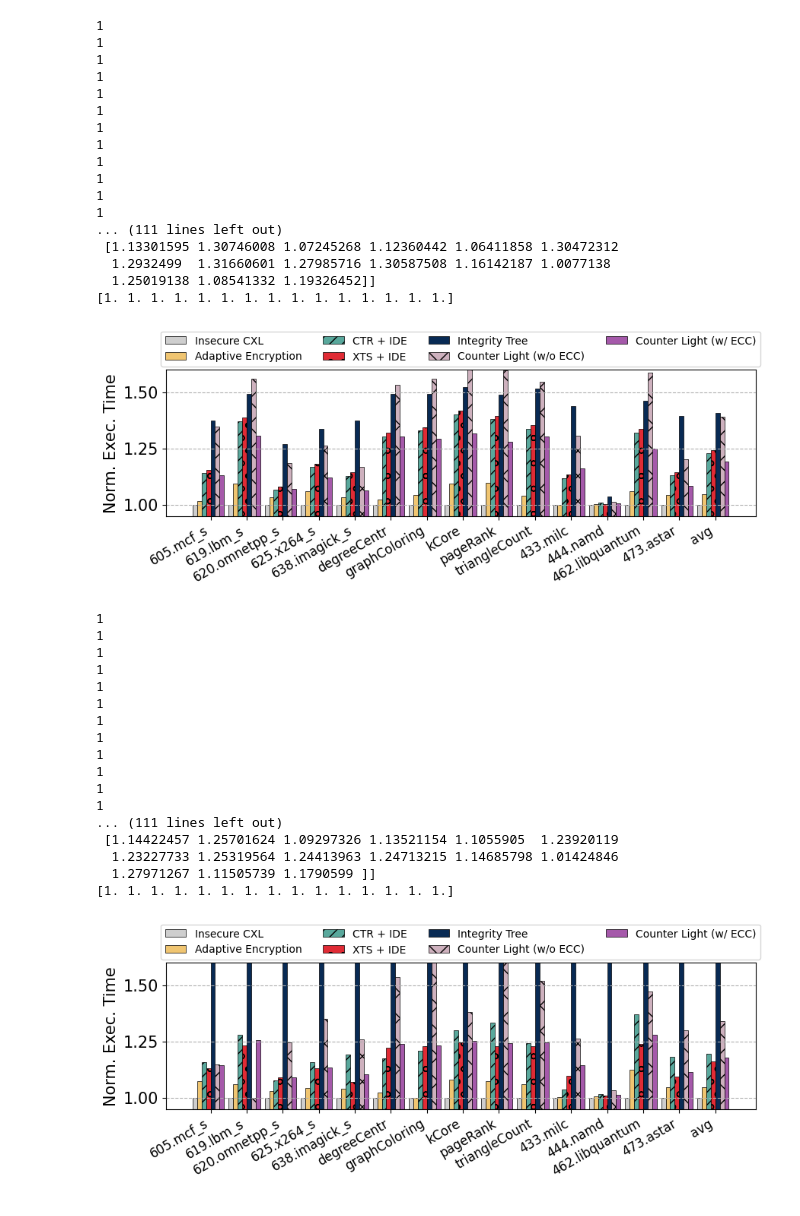
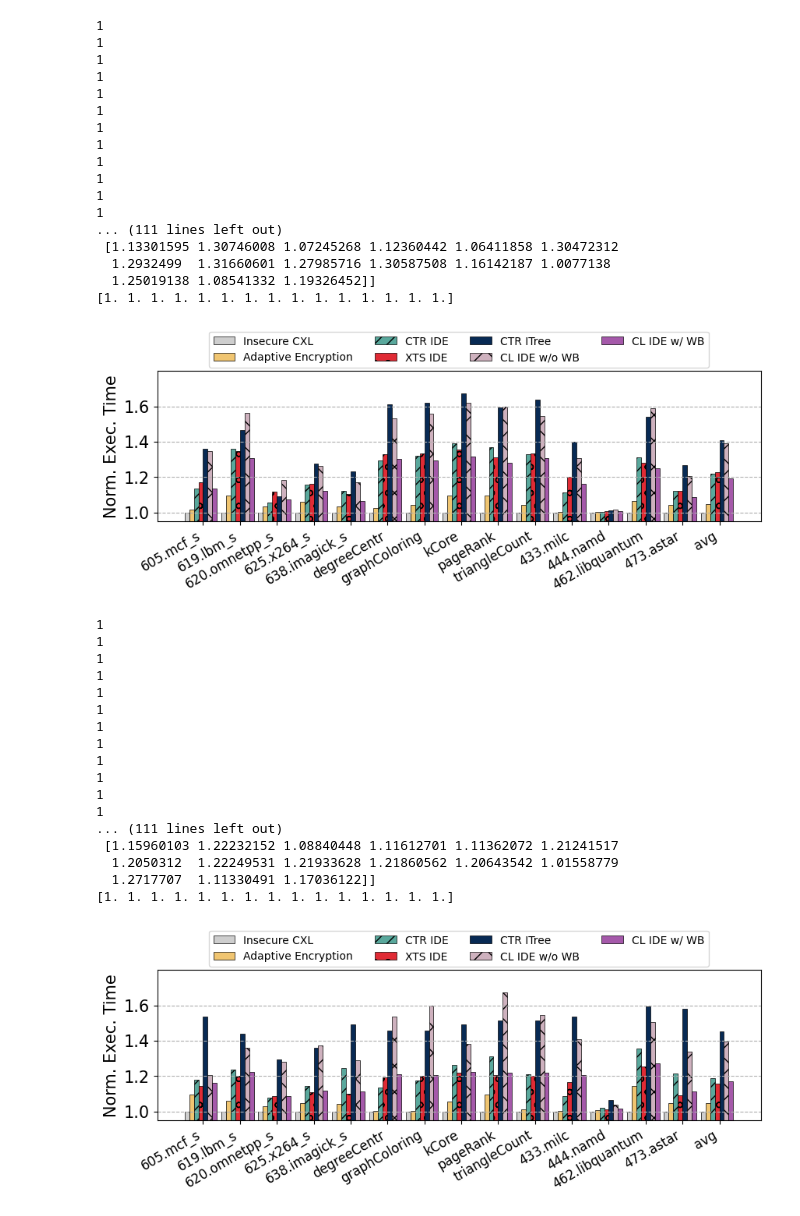
Before and after one commit to LichK9/fig_script, a Jupyter notebook: bench/bench.ipynb, the cells around one changed output. Drawn from its saved outputs; the diff is of its cells as text; code cells hidden in the pictures.

```diff
--- a/bench/bench.ipynb
+++ b/bench/bench.ipynb
@@ -43,12 +43,11 @@ print(b1[0])
 off = 7 / 2
 plt.bar(x + width*(j() - off), b1[i()], width, label='Insecure CXL ', color='#cecece',edgecolor='black', linewidth=0.5, align='center')
 plt.bar(x + width*(j() - off), b1[i()], width, label='Adaptive Encryption',color='#f0c571', edgecolor='black', linewidth=0.5, align='center')
-plt.bar(x + width*(j() - off), b1[i()], width, label='CTR + IDE', color='#59a89c',  hatch="//" , edgecolor='black', linewidth=0.5, align='center')
-plt.bar(x + width*(j() - off), b1[i()], width, label='XTS + IDE', color='#e02b35', hatch="o",edgecolor='black', linewidth=0.5, align='center')
-plt.bar(x + width*(j() - off), b1[i()], width, label='Integrity Tree ', color='#082a54', edgecolor='black', linewidth=0.5, align='center')
-plt.bar(x + width*(j() - off), b1[i()], width, label='Counter Light (w/o ECC)',  color='#CEB1BE', hatch="x", edgecolor='black', linewidth=0.5, align='center' )
-plt.bar(x + width*(j() - off), b1[i()], width, label='Counter Light (w/ ECC)', color='#a559aa', edgecolor='black', linewidth=0.5, align='center')
-
+plt.bar(x + width*(j() - off), b1[i()], width, label='CTR IDE', color='#59a89c',  hatch="//" , edgecolor='black', linewidth=0.5, align='center')
+plt.bar(x + width*(j() - off), b1[i()], width, label='XTS IDE', color='#e02b35', hatch="o",edgecolor='black', linewidth=0.5, align='center')
+plt.bar(x + width*(j() - off), b1[i()], width, label='CTR ITree ', color='#082a54', edgecolor='black', linewidth=0.5, align='center')
+plt.bar(x + width*(j() - off), b1[i()], width, label='CL IDE w/o WB',  color='#CEB1BE', hatch="x", edgecolor='black', linewidth=0.5, align='center' )
+plt.bar(x + width*(j() - off), b1[i()], width, label='CL IDE w/ WB', color='#a559aa', edgecolor='black', linewidth=0.5, align='center')
 # plt.bar(x + width*(j() - off), b1[i()], width, label='Counter Light (w/ ECC)', color='#CEB1BE', edgecolor='black', linewidth=0.5, align='center')
 
 #5F634F
@@ -56,12 +55,12 @@ plt.bar(x + width*(j() - off), b1[i()], width, label='Counter Light (w/ ECC)', c
 plt.grid(axis='y',linestyle='--')
 plt.xticks(x,xclicks, fontsize=12, rotation=30,ha='right', va='top')
 #plt.ylim(0,180000)
-plt.ylim(0.95,  1.6)
-plt.yticks([1.0,1.25,1.5],fontsize=15)
+plt.ylim(0.95,  1.8)
+plt.yticks([1.0,1.2,1.4,1.6],fontsize=15)
 #plt.xlabel(xlabels,fontsize=15)
 plt.ylabel(ylabels,fontsize=15)
 plt.legend(loc='upper center', ncol=4, bbox_to_anchor=(0.50, 1.30), fontsize=10)
-plt.savefig('bench.pdf',bbox_inches = 'tight')
+plt.savefig('bench-1core.pdf',bbox_inches = 'tight')
 plt.show()
 # %% [output]
 1
@@ -81,7 +80,7 @@ plt.show()
   1.2932499  1.31660601 1.27985716 1.30587508 1.16142187 1.0077138
   1.25019138 1.08541332 1.19326452]]
 [1. 1. 1. 1. 1. 1. 1. 1. 1. 1. 1. 1. 1. 1. 1.]
-[figure, old version]
+[figure, new version]
 # %%
 import numpy as np
 import matplotlib.pyplot as plt
@@ -127,42 +126,42 @@ print(b1[0])
 off = 7 / 2
 plt.bar(x + width*(j() - off), b1[i()], width, label='Insecure CXL ', color='#cecece',edgecolor='black', linewidth=0.5, align='center')
 plt.bar(x + width*(j() - off), b1[i()], width, label='Adaptive Encryption',color='#f0c571', edgecolor='black', linewidth=0.5, align='center')
-plt.bar(x + width*(j() - off), b1[i()], width, label='CTR + IDE', color='#59a89c',  hatch="//" , edgecolor='black', linewidth=0.5, align='center')
-plt.bar(x + width*(j() - off), b1[i()], width, label='XTS + IDE', color='#e02b35', hatch="o",edgecolor='black', linewidth=0.5, align='center')
-plt.bar(x + width*(j() - off), b1[i()], width, label='Integrity Tree ', color='#082a54', edgecolor='black', linewidth=0.5, align='center')
-plt.bar(x + width*(j() - off), b1[i()], width, label='Counter Light (w/o ECC)',  color='#CEB1BE', hatch="x", edgecolor='black', linewidth=0.5, align='center' )
-plt.bar(x + width*(j() - off), b1[i()], width, label='Counter Light (w/ ECC)', color='#a559aa', edgecolor='black', linewidth=0.5, align='center')
+plt.bar(x + width*(j() - off), b1[i()], width, label='CTR IDE', color='#59a89c',  hatch="//" , edgecolor='black', linewidth=0.5, align='center')
+plt.bar(x + width*(j() - off), b1[i()], width, label='XTS IDE', color='#e02b35', hatch="o",edgecolor='black', linewidth=0.5, align='center')
+plt.bar(x + width*(j() - off), b1[i()], width, label='CTR ITree ', color='#082a54', edgecolor='black', linewidth=0.5, align='center')
+plt.bar(x + width*(j() - off), b1[i()], width, label='CL IDE w/o WB',  color='#CEB1BE', hatch="x", edgecolor='black', linewidth=0.5, align='center' )
+plt.bar(x + width*(j() - off), b1[i()], width, label='CL IDE w/ WB', color='#a559aa', edgecolor='black', linewidth=0.5, align='center')
 
 # plt.bar(x + width*(j() - off), b1[i()], width, label='Counter Light (w/ ECC)', color='#CEB1BE', edgecolor='black', linewidth=0.5, align='center')
 
 #5F634F
 
 plt.grid(axis='y',linestyle='--')
 plt.xticks(x,xclicks, fontsize=12, rotation=30,ha='right', va='top')
 #plt.ylim(0,180000)
-plt.ylim(0.95,  1.6)
-plt.yticks([1.0,1.25,1.5],fontsize=15)
+plt.ylim(0.95,  1.8)
+plt.yticks([1.0,1.2,1.4,1.6],fontsize=15)
 #plt.xlabel(xlabels,fontsize=15)
 plt.ylabel(ylabels,fontsize=15)
 plt.legend(loc='upper center', ncol=4, bbox_to_anchor=(0.50, 1.30), fontsize=10)
 plt.savefig('bench-8core.pdf',bbox_inches = 'tight')
 plt.show()
 # %% [output]
 1
 1
 1
 1
 1
 1
 1
 1
 1
 1
 1
 1
 ... (111 lines left out)
- [1.14422457 1.25701624 1.09297326 1.13521154 1.1055905  1.23920119
-  1.23227733 1.25319564 1.24413963 1.24713215 1.14685798 1.01424846
-  1.27971267 1.11505739 1.1790599 ]]
+ [1.15960103 1.22232152 1.08840448 1.11612701 1.11362072 1.21241517
+  1.2050312  1.22249531 1.21933628 1.21860562 1.20643542 1.01558779
+  1.2717707  1.11330491 1.17036122]]
 [1. 1. 1. 1. 1. 1. 1. 1. 1. 1. 1. 1. 1. 1. 1.]
-[figure, old version]
+[figure, new version]
```
Also changed, not shown: 14 other files.
